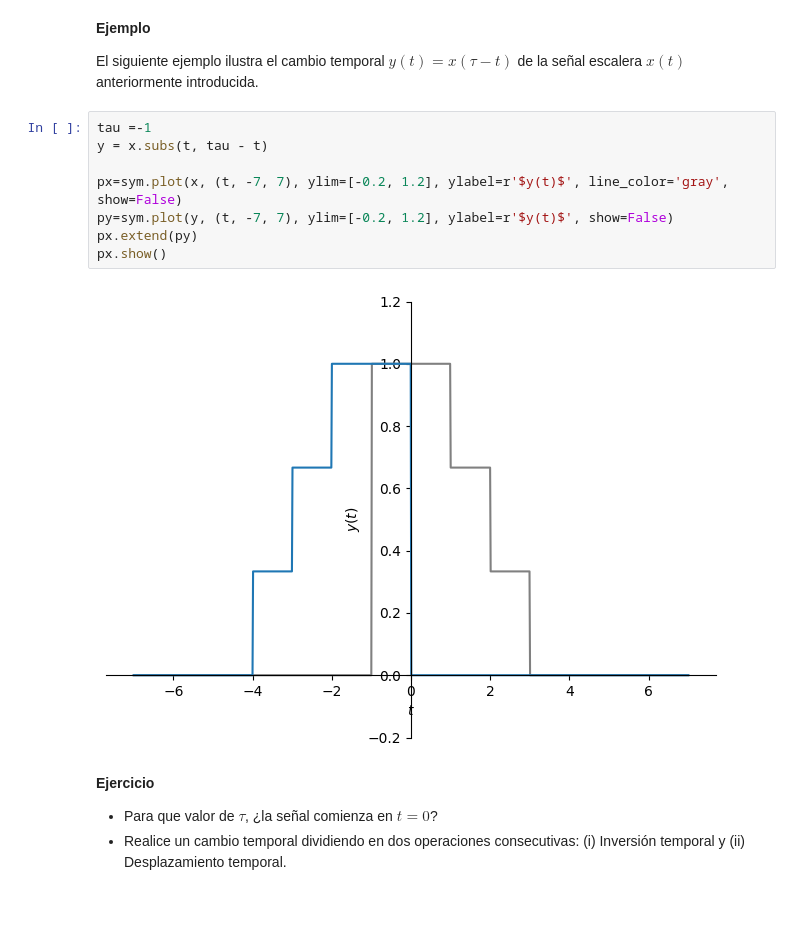
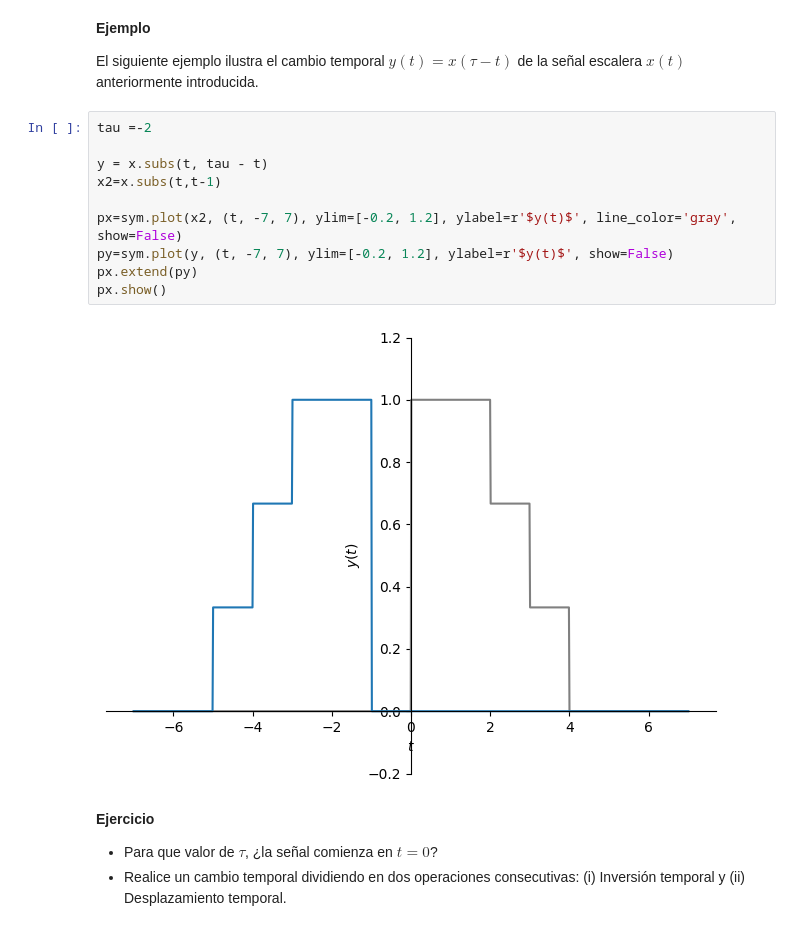
Before and after one commit to estefaniabrito/SYS, a Jupyter notebook: operaciones_con_señales.ipynb, the cells around one changed output. Cells and saved outputs as stored; diff of their text form.

```diff
--- a/operaciones_con_señales.ipynb
+++ b/operaciones_con_señales.ipynb
@@ -158,15 +158,17 @@ La operación de cambio temporal puede interpretarse geométricamente como un re
 
 El siguiente ejemplo ilustra el cambio temporal $y(t) = x(\tau - t)$ de la señal escalera $x(t)$ anteriormente introducida.
 # %%
-tau =-1
+tau =-2
+
 y = x.subs(t, tau - t)
+x2=x.subs(t,t-1)
 
-px=sym.plot(x, (t, -7, 7), ylim=[-0.2, 1.2], ylabel=r'$y(t)$', line_color='gray', show=False)
+px=sym.plot(x2, (t, -7, 7), ylim=[-0.2, 1.2], ylabel=r'$y(t)$', line_color='gray', show=False)
 py=sym.plot(y, (t, -7, 7), ylim=[-0.2, 1.2], ylabel=r'$y(t)$', show=False)
 px.extend(py)
 px.show()
 # %% [output]
-[figure, old version]
+[figure, new version]
 # %% [markdown]
 **Ejercicio**
 
```
Also changed, not shown: parts of 1 cell of this notebook.
